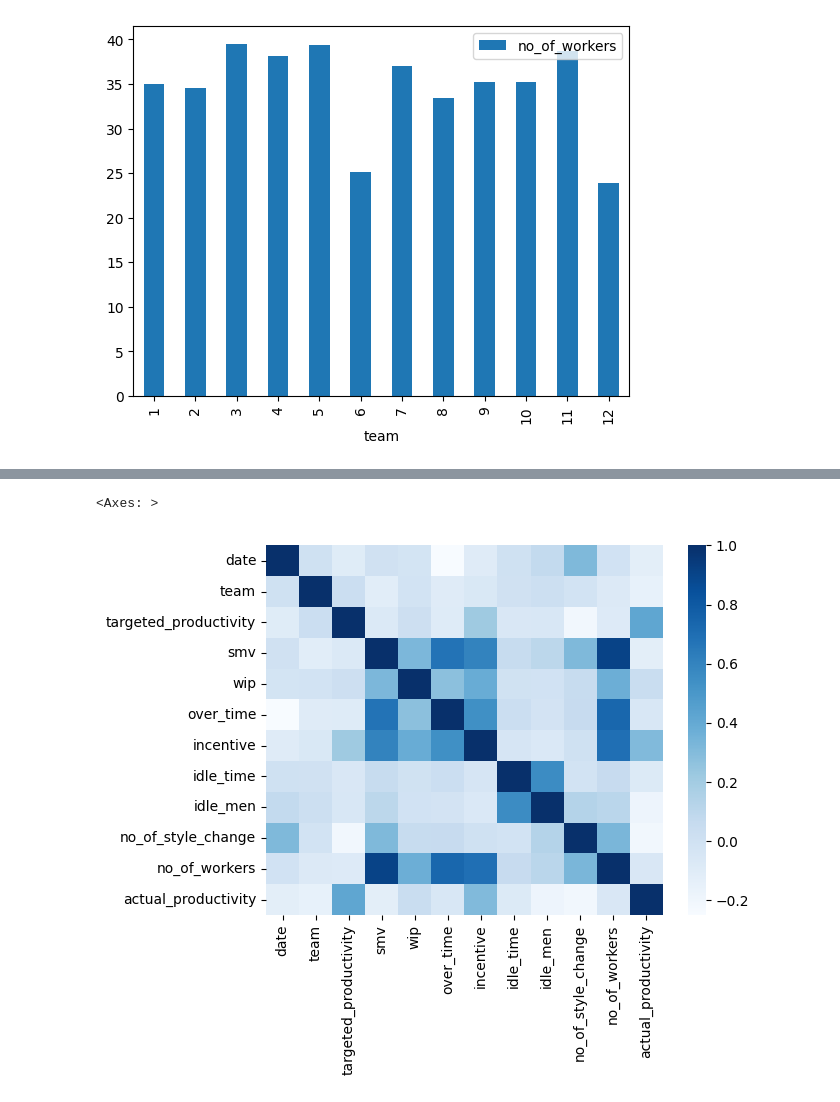
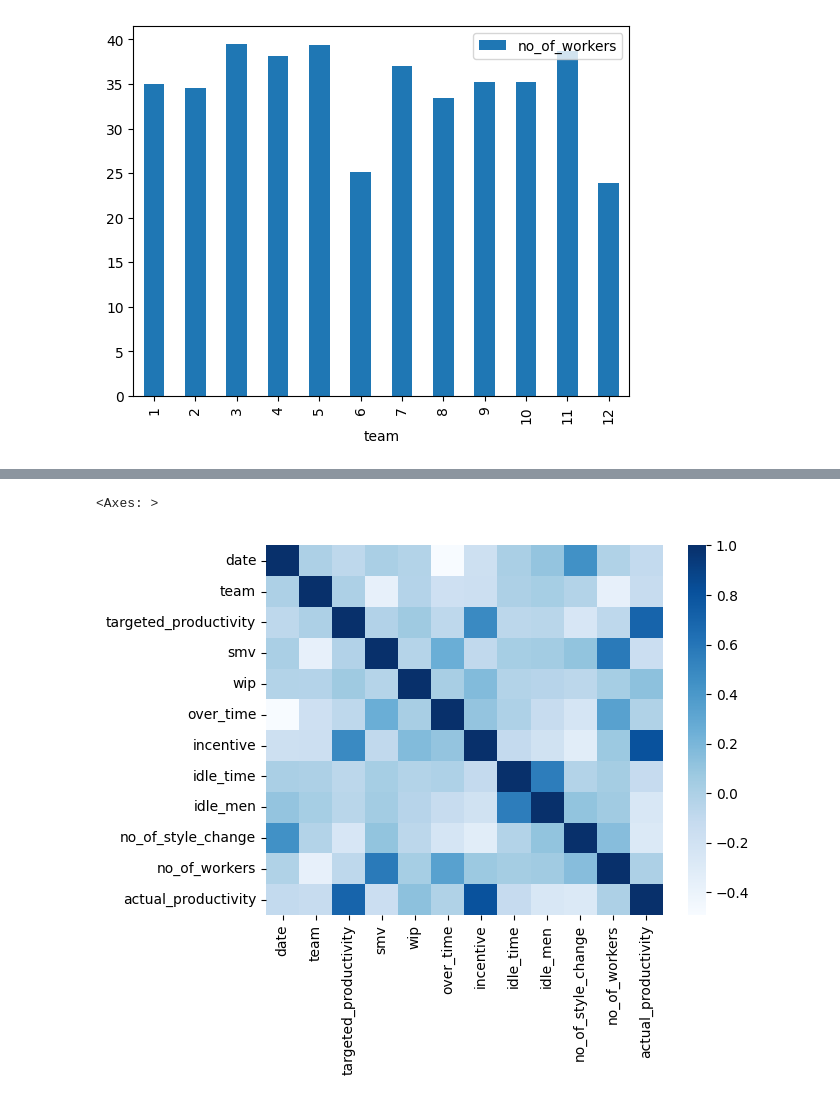
Before and after one commit to wilmarc/Proyecto1ACTD, a Jupyter notebook: DataProcess_P1.ipynb, the cells around one changed output, grey strips where cells are left out. Saved outputs shown, nothing was run; the diff lists cells and outputs as text; code cells hidden in the pictures.

```diff
--- a/DataProcess_P1.ipynb
+++ b/DataProcess_P1.ipynb
@@ -263,0 +252,3 @@ sns.pairplot(df_val)
+# %%
+df_sweing = df_fin[df_fin['department'] == 'sweing']
+df_val_sweing=df_sweing.select_dtypes(exclude=['object'])
@@ -264,8 +288,8 @@ sns.pairplot(df_val)
 # %%
 import seaborn as sb
-corr = df_val.corr()
+corr_s= df_val_sweing.corr()
 
-sb.heatmap(corr, cmap="Blues")
+sb.heatmap(corr_s, cmap="Blues")
 # %% [output]
 <Axes: >
-[figure, old version]
+[figure, new version]
```
Also changed, not shown: parts of 40 cells of this notebook.
